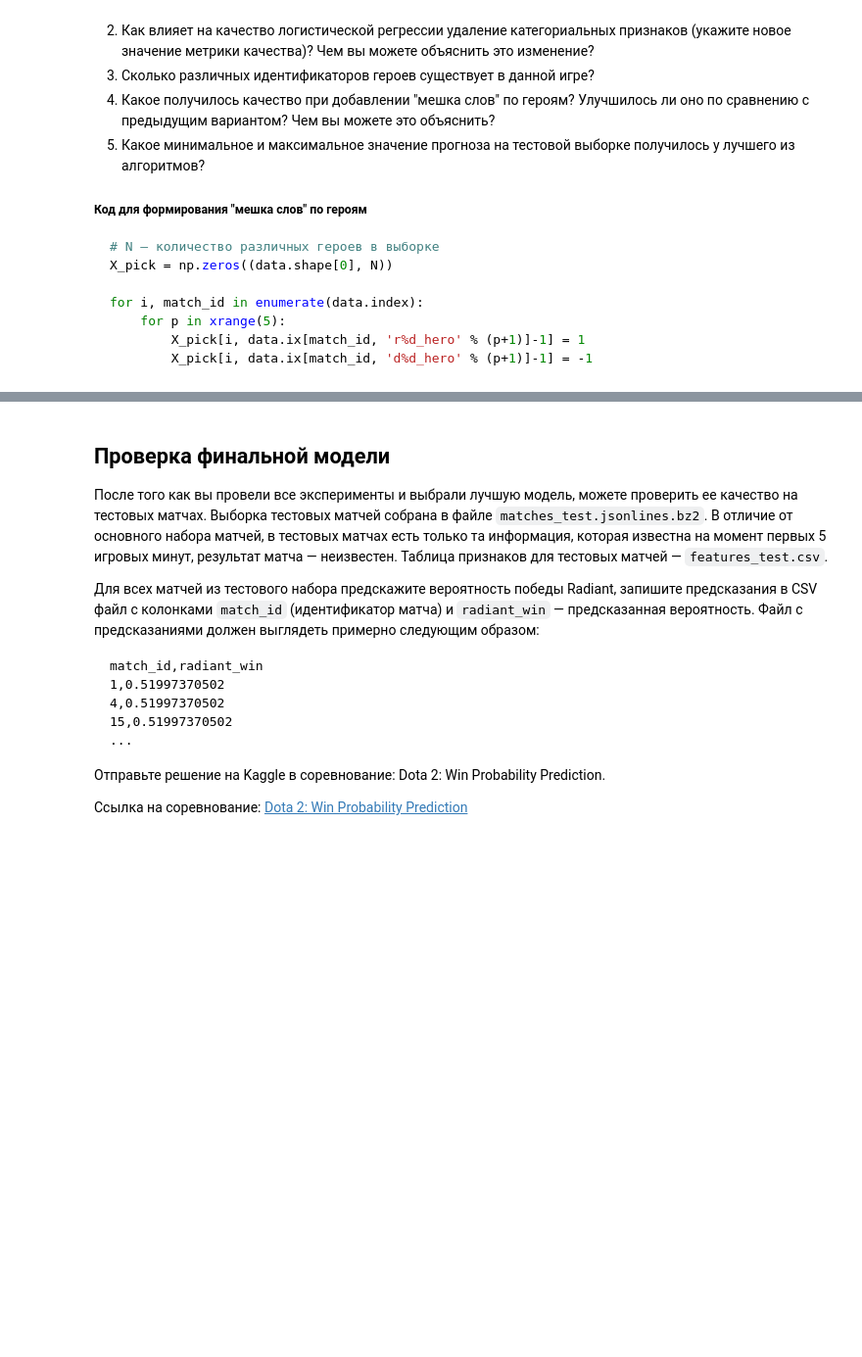
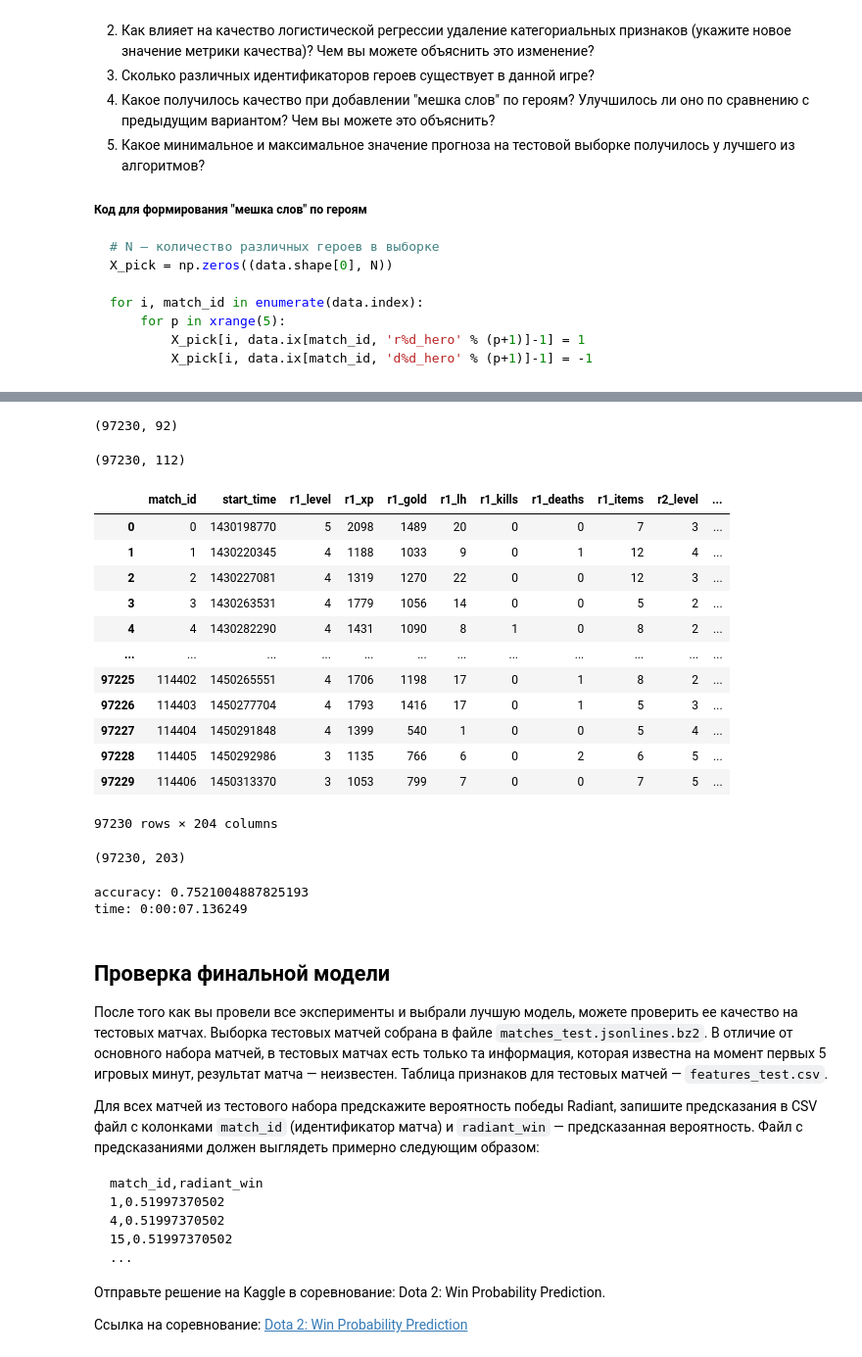
Before and after one commit to vadimkonovod/ml_intro, a Jupyter notebook: Final Task.ipynb, the cells around one changed output, grey strips where cells are left out. Shown at 98% size. Saved outputs shown, nothing was run; the diff lists cells and outputs as text; code cells hidden in the pictures; blank space fills up the shorter version.

Commit message:
final task part 2 logistic regression

```diff
--- a/Final Task.ipynb
+++ b/Final Task.ipynb
@@ -543,0 +553,6 @@ for i, match_id in enumerate(data.index):
+# %%
+categorial_columns = ['lobby_type','r1_hero','r2_hero','r3_hero','r4_hero','r5_hero','d1_hero','d2_hero','d3_hero','d4_hero','d5_hero']
+
+categorial_features = X[categorial_columns]
+
+X.drop(columns=categorial_columns, inplace=True)
@@ -543,0 +592,3 @@ for i, match_id in enumerate(data.index):
+# %%
+heros = categorial_features.drop(columns=['lobby_type'])
+heros.head(-10)
@@ -543,0 +610,32 @@ for i, match_id in enumerate(data.index):
+# %%
+X_pick = np.zeros((heros.shape[0], 112))
+
+for i, match_id in enumerate(heros.index):
+    for p in range(5):
+        X_pick[i, heros.loc[match_id]['r%d_hero' % (p+1)]-1] = 1
+        X_pick[i, heros.loc[match_id]['d%d_hero' % (p+1)]-1] = -1
+# %%
+X.reset_index(level=0, inplace=True)
+# %% [output]
+(97230, 92)
+# %%
+X_pick.shape
+# %% [output]
+(97230, 112)
+# %%
+X_full = pandas.concat([X, pandas.DataFrame(X_pick)], axis=1)
+X_full
+# %% [output]
+|  | match_id | start_time | r1_level | r1_xp | r1_gold | r1_lh | r1_kills | r1_deaths | r1_items | r2_level | ... |
+| 0 | 0 | 1430198770 | 5 | 2098 | 1489 | 20 | 0 | 0 | 7 | 3 | ... |
+| 1 | 1 | 1430220345 | 4 | 1188 | 1033 | 9 | 0 | 1 | 12 | 4 | ... |
+| 2 | 2 | 1430227081 | 4 | 1319 | 1270 | 22 | 0 | 0 | 12 | 3 | ... |
+| 3 | 3 | 1430263531 | 4 | 1779 | 1056 | 14 | 0 | 0 | 5 | 2 | ... |
+| 4 | 4 | 1430282290 | 4 | 1431 | 1090 | 8 | 1 | 0 | 8 | 2 | ... |
+| ... | ... | ... | ... | ... | ... | ... | ... | ... | ... | ... | ... |
+| 97225 | 114402 | 1450265551 | 4 | 1706 | 1198 | 17 | 0 | 1 | 8 | 2 | ... |
+| 97226 | 114403 | 1450277704 | 4 | 1793 | 1416 | 17 | 0 | 1 | 5 | 3 | ... |
+| 97227 | 114404 | 1450291848 | 4 | 1399 | 540 | 1 | 0 | 0 | 5 | 4 | ... |
+| 97228 | 114405 | 1450292986 | 3 | 1135 | 766 | 6 | 0 | 2 | 6 | 5 | ... |
+| 97229 | 114406 | 1450313370 | 3 | 1053 | 799 | 7 | 0 | 0 | 7 | 5 | ... |
+97230 rows × 204 columns
@@ -544,3 +644,23 @@ for i, match_id in enumerate(data.index):
+# %%
+X_full.shape
+# %% [output]
+(97230, 203)
+# %%
+scaler = StandardScaler()
+X_scaled = scaler.fit_transform(X_full)
+
+start_time = datetime.datetime.now()
+
+cv = KFold(n_splits=5, shuffle=True)
+clf = LogisticRegression(penalty='l2', C=0.01)
+
+accuracies = cross_val_score(estimator=clf, X=X_scaled, y=y, cv=cv, scoring='roc_auc')
+
+print(f'accuracy: {np.mean(accuracies)}')
+print('time:', datetime.datetime.now() - start_time)
+# %% [output]
+accuracy: 0.7521004887825193
+time: 0:00:07.136249
 # %% [markdown]
 ## Проверка финальной модели
 
```
Also changed, not shown: parts of 22 cells of this notebook.
